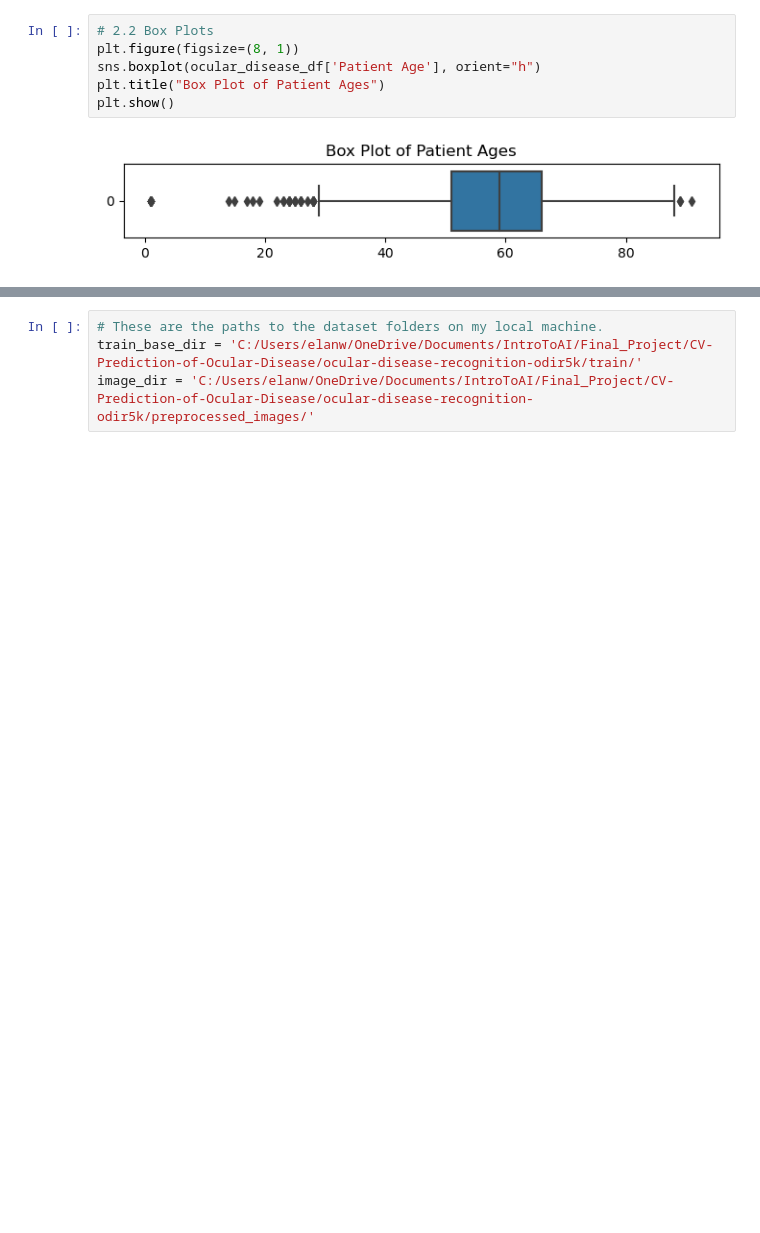
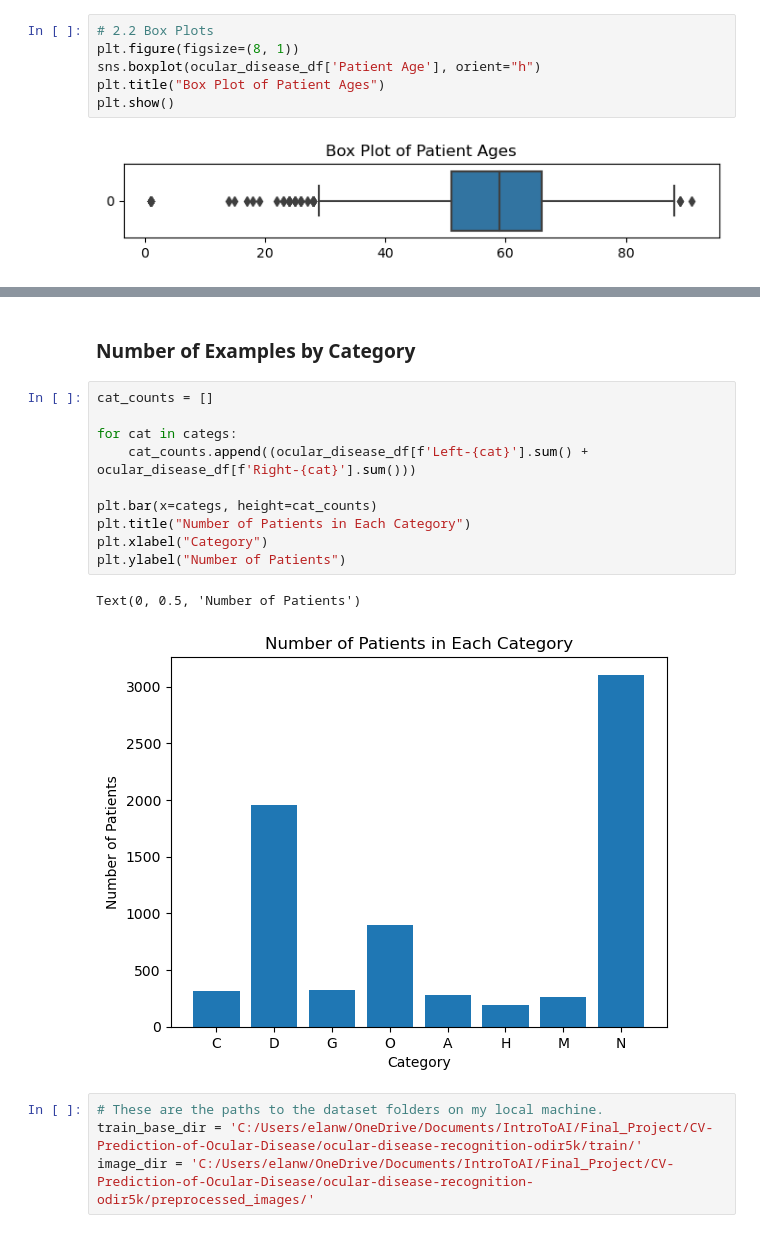
Before and after one commit to sarahdurrani22/CV-Prediction-of-Ocular-Disease, a Jupyter notebook: CV_to_Predict_Ocular_Disease_main.ipynb, the cells around one changed output, grey strips where cells are left out. Drawn from its saved outputs; the diff is of its cells as text; blank space fills up the shorter version.

```diff
--- a/CV_to_Predict_Ocular_Disease_main.ipynb
+++ b/CV_to_Predict_Ocular_Disease_main.ipynb
@@ -167,3 +215,18 @@ plt.show()
+# %% [markdown]
+### Number of Examples by Category
+# %%
+cat_counts = []
+
+for cat in categs:
+    cat_counts.append((ocular_disease_df[f'Left-{cat}'].sum() + ocular_disease_df[f'Right-{cat}'].sum()))
+
+plt.bar(x=categs, height=cat_counts)
+plt.title("Number of Patients in Each Category")
+plt.xlabel("Category")
+plt.ylabel("Number of Patients")
+# %% [output]
+Text(0, 0.5, 'Number of Patients')
+[figure, added]
 # %%
 # These are the paths to the dataset folders on my local machine.
 train_base_dir = 'C:/Users/elanw/OneDrive/Documents/IntroToAI/Final_Project/CV-Prediction-of-Ocular-Disease/ocular-disease-recognition-odir5k/train/'
```
Also changed, not shown: parts of 11 cells of this notebook.
